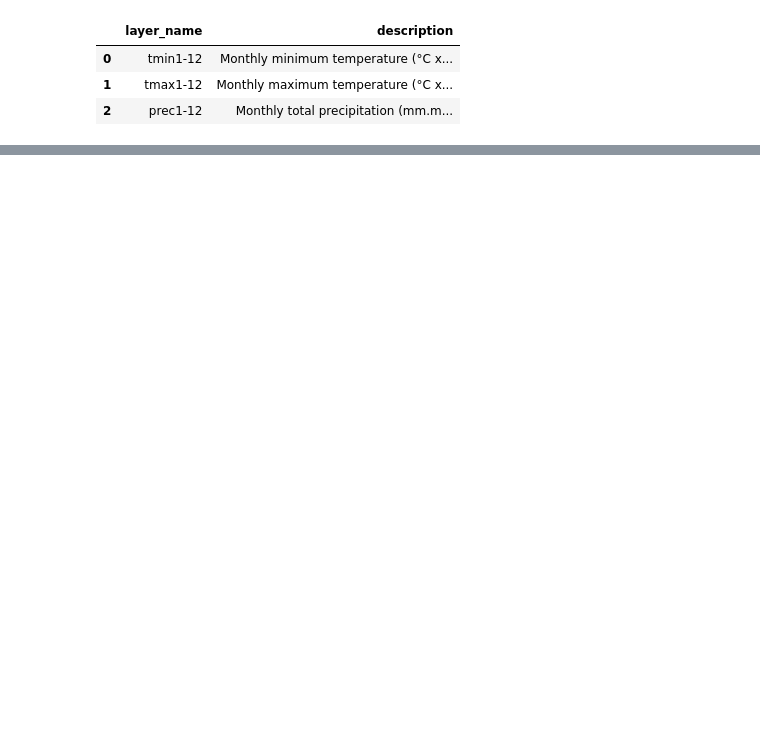
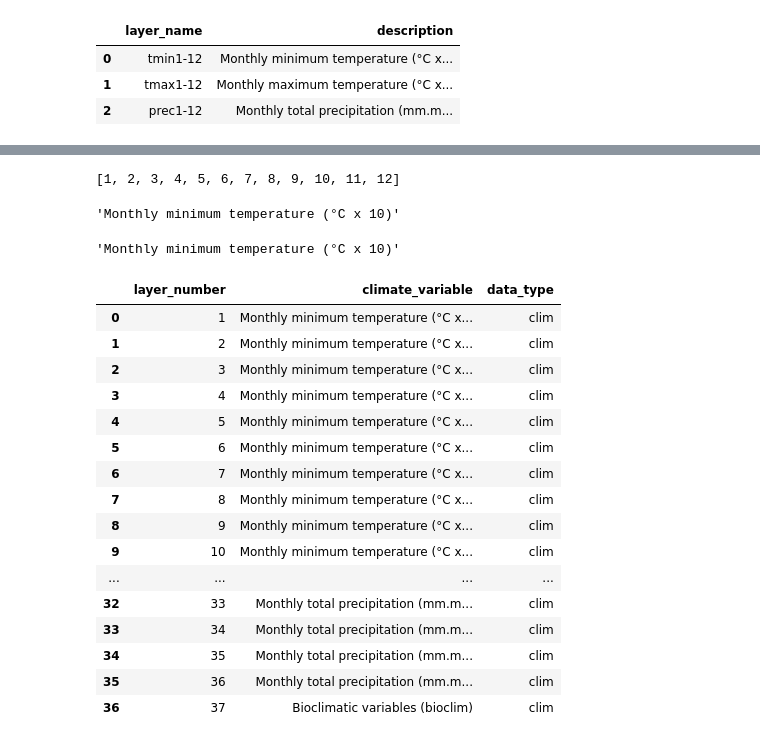
Before and after one commit to tahiri-lab/py_madaclim, a Jupyter notebook: src/coffeaphylogeo/geoclim/formatting_layers_metadata.ipynb, the cells around one changed output, grey strips where cells are left out. Cells and saved outputs as stored; diff of their text form; code cells hidden in the pictures; blank space fills up the shorter version.

```diff
--- a/src/coffeaphylogeo/geoclim/formatting_layers_metadata.ipynb
+++ b/src/coffeaphylogeo/geoclim/formatting_layers_metadata.ipynb
@@ -142,0 +188,12 @@ pd.merge(df, new_monthly, left_on='climate_variable', right_on='description').gr
+# %%
+list(range(1,13))
+# %% [output]
+[1, 2, 3, 4, 5, 6, 7, 8, 9, 10, 11, 12]
+# %%
+monthly_vars.loc[monthly_vars["layer_name"] == "tmin1-12", "description"].values[0]
+# %% [output]
+'Monthly minimum temperature (°C x 10)'
+# %%
+monthly_vars["description"].unique()[0]
+# %% [output]
+'Monthly minimum temperature (°C x 10)'
@@ -142,0 +202,20 @@ pd.merge(df, new_monthly, left_on='climate_variable', right_on='description').gr
+# %%
+df.head(37)
+# %% [output]
+|  | layer_number | climate_variable | data_type |
+| 0 | 1 | Monthly minimum temperature (°C x... | clim |
+| 1 | 2 | Monthly minimum temperature (°C x... | clim |
+| 2 | 3 | Monthly minimum temperature (°C x... | clim |
+| 3 | 4 | Monthly minimum temperature (°C x... | clim |
+| 4 | 5 | Monthly minimum temperature (°C x... | clim |
+| 5 | 6 | Monthly minimum temperature (°C x... | clim |
+| 6 | 7 | Monthly minimum temperature (°C x... | clim |
+| 7 | 8 | Monthly minimum temperature (°C x... | clim |
+| 8 | 9 | Monthly minimum temperature (°C x... | clim |
+| 9 | 10 | Monthly minimum temperature (°C x... | clim |
+| ... | ... | ... | ... |
+| 32 | 33 | Monthly total precipitation (mm.m... | clim |
+| 33 | 34 | Monthly total precipitation (mm.m... | clim |
+| 34 | 35 | Monthly total precipitation (mm.m... | clim |
+| 35 | 36 | Monthly total precipitation (mm.m... | clim |
+| 36 | 37 | Bioclimatic variables (bioclim) | clim |
```
Also changed, not shown: parts of 37 cells of this notebook.
